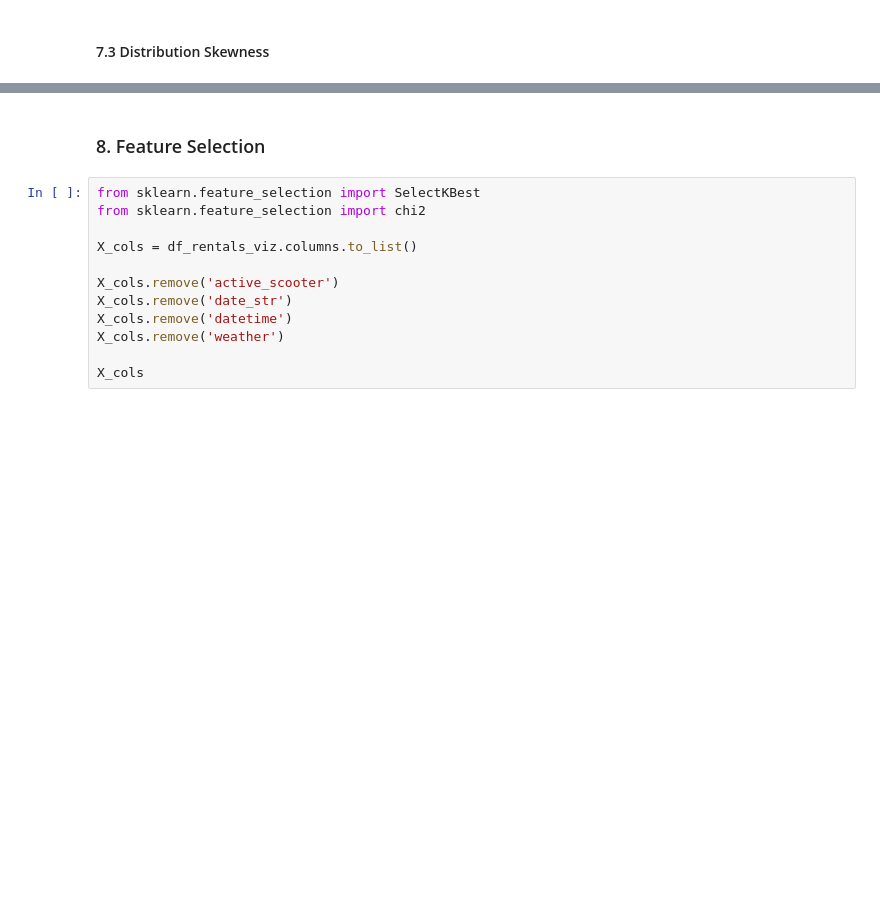
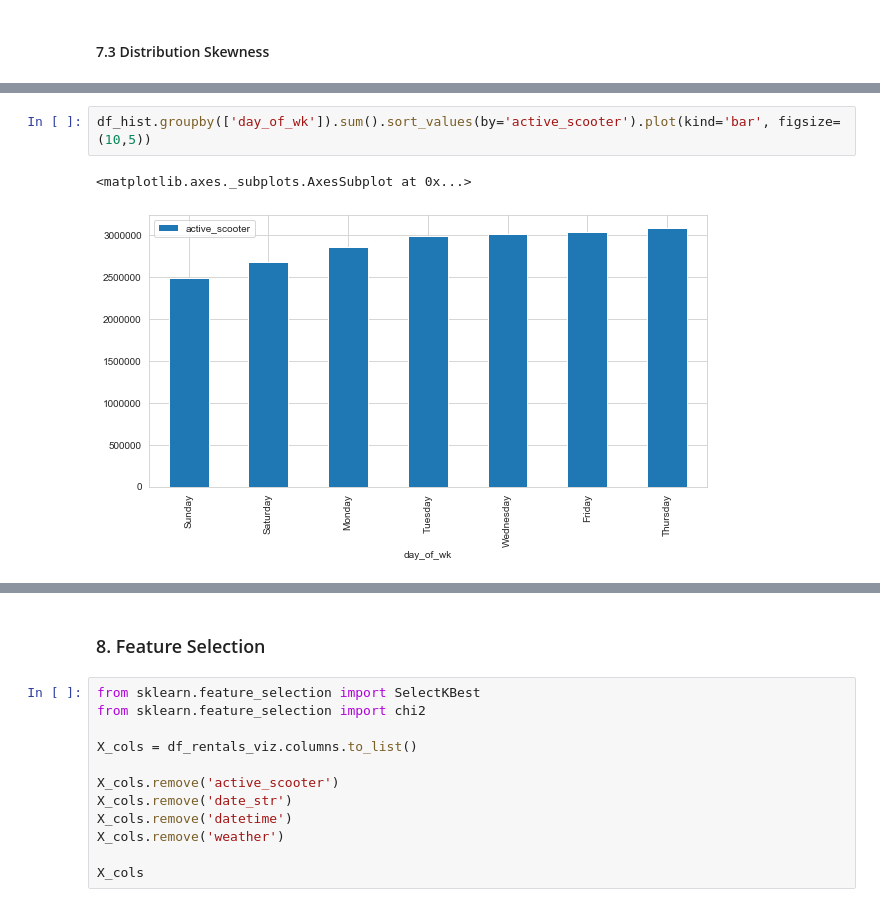
Before and after one commit to hakngrow/aice, a Jupyter notebook: eda.ipynb, the cells around one changed output, grey strips where cells are left out. Saved outputs shown, nothing was run; the diff lists cells and outputs as text; blank space fills up the shorter version.

```diff
--- a/eda.ipynb
+++ b/eda.ipynb
@@ -719,0 +780,5 @@ for i in range(0, cols_count):
+# %%
+df_hist.groupby(['day_of_wk']).sum().sort_values(by='active_scooter').plot(kind='bar', figsize=(10,5))
+# %% [output]
+<matplotlib.axes._subplots.AxesSubplot at 0x...>
+[figure, added]
```
Also changed, not shown: parts of 28 cells of this notebook.
